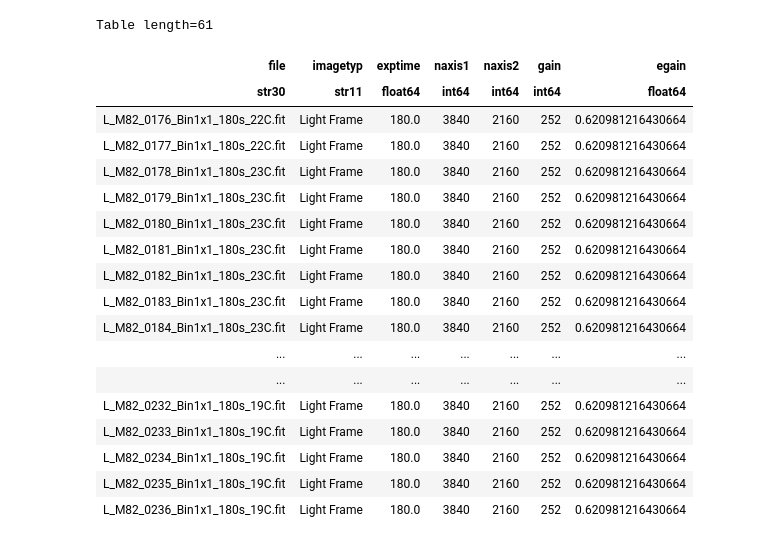
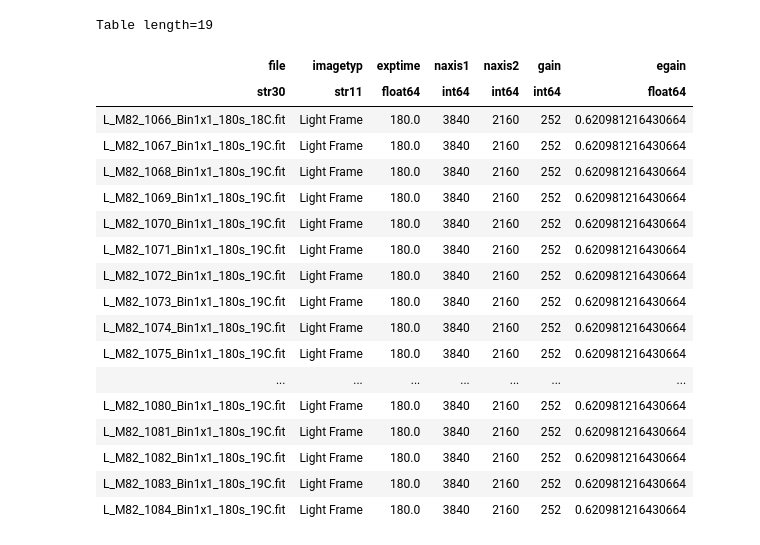
Before and after one commit to kybik0606/Digital-processing-of-astronomical-images-using-astronomical-libraries-for-Python, a Jupyter notebook: My-astro-project/notebooks/04-lights-images.ipynb, the cells around one changed output. Saved outputs shown, nothing was run; the diff lists cells and outputs as text; code cells hidden in the pictures.

```diff
--- a/My-astro-project/notebooks/04-lights-images.ipynb
+++ b/My-astro-project/notebooks/04-lights-images.ipynb
@@ -34,27 +34,27 @@ else:
     warnings.simplefilter('default', VerifyWarning)
     logging.getLogger('astropy').setLevel(logging.INFO)
 # %%
-files = ccdp.ImageFileCollection('../data_NGC6888/lights')
+files = ccdp.ImageFileCollection('../data/lights')
 files.summary['file', 'imagetyp', 'exptime', 'naxis1', 'naxis2', 'gain', 'egain']
 # %% [output]
-Table length=61
+Table length=19
 | file | imagetyp | exptime | naxis1 | naxis2 | gain | egain |
 | str30 | str11 | float64 | int64 | int64 | int64 | float64 |
-| L_M82_0176_Bin1x1_180s_22C.fit | Light Frame | 180.0 | 3840 | 2160 | 252 | 0.620981216430664 |
-| L_M82_0177_Bin1x1_180s_22C.fit | Light Frame | 180.0 | 3840 | 2160 | 252 | 0.620981216430664 |
-| L_M82_0178_Bin1x1_180s_23C.fit | Light Frame | 180.0 | 3840 | 2160 | 252 | 0.620981216430664 |
-| L_M82_0179_Bin1x1_180s_23C.fit | Light Frame | 180.0 | 3840 | 2160 | 252 | 0.620981216430664 |
-| L_M82_0180_Bin1x1_180s_23C.fit | Light Frame | 180.0 | 3840 | 2160 | 252 | 0.620981216430664 |
-| L_M82_0181_Bin1x1_180s_23C.fit | Light Frame | 180.0 | 3840 | 2160 | 252 | 0.620981216430664 |
-| L_M82_0182_Bin1x1_180s_23C.fit | Light Frame | 180.0 | 3840 | 2160 | 252 | 0.620981216430664 |
-| L_M82_0183_Bin1x1_180s_23C.fit | Light Frame | 180.0 | 3840 | 2160 | 252 | 0.620981216430664 |
-| L_M82_0184_Bin1x1_180s_23C.fit | Light Frame | 180.0 | 3840 | 2160 | 252 | 0.620981216430664 |
+| L_M82_1066_Bin1x1_180s_18C.fit | Light Frame | 180.0 | 3840 | 2160 | 252 | 0.620981216430664 |
+| L_M82_1067_Bin1x1_180s_19C.fit | Light Frame | 180.0 | 3840 | 2160 | 252 | 0.620981216430664 |
+| L_M82_1068_Bin1x1_180s_19C.fit | Light Frame | 180.0 | 3840 | 2160 | 252 | 0.620981216430664 |
+| L_M82_1069_Bin1x1_180s_19C.fit | Light Frame | 180.0 | 3840 | 2160 | 252 | 0.620981216430664 |
+| L_M82_1070_Bin1x1_180s_19C.fit | Light Frame | 180.0 | 3840 | 2160 | 252 | 0.620981216430664 |
+| L_M82_1071_Bin1x1_180s_19C.fit | Light Frame | 180.0 | 3840 | 2160 | 252 | 0.620981216430664 |
+| L_M82_1072_Bin1x1_180s_19C.fit | Light Frame | 180.0 | 3840 | 2160 | 252 | 0.620981216430664 |
+| L_M82_1073_Bin1x1_180s_19C.fit | Light Frame | 180.0 | 3840 | 2160 | 252 | 0.620981216430664 |
+| L_M82_1074_Bin1x1_180s_19C.fit | Light Frame | 180.0 | 3840 | 2160 | 252 | 0.620981216430664 |
+| L_M82_1075_Bin1x1_180s_19C.fit | Light Frame | 180.0 | 3840 | 2160 | 252 | 0.620981216430664 |
 | ... | ... | ... | ... | ... | ... | ... |
-| ... | ... | ... | ... | ... | ... | ... |
-| L_M82_0232_Bin1x1_180s_19C.fit | Light Frame | 180.0 | 3840 | 2160 | 252 | 0.620981216430664 |
-| L_M82_0233_Bin1x1_180s_19C.fit | Light Frame | 180.0 | 3840 | 2160 | 252 | 0.620981216430664 |
-| L_M82_0234_Bin1x1_180s_19C.fit | Light Frame | 180.0 | 3840 | 2160 | 252 | 0.620981216430664 |
-| L_M82_0235_Bin1x1_180s_19C.fit | Light Frame | 180.0 | 3840 | 2160 | 252 | 0.620981216430664 |
-| L_M82_0236_Bin1x1_180s_19C.fit | Light Frame | 180.0 | 3840 | 2160 | 252 | 0.620981216430664 |
+| L_M82_1080_Bin1x1_180s_19C.fit | Light Frame | 180.0 | 3840 | 2160 | 252 | 0.620981216430664 |
+| L_M82_1081_Bin1x1_180s_19C.fit | Light Frame | 180.0 | 3840 | 2160 | 252 | 0.620981216430664 |
+| L_M82_1082_Bin1x1_180s_19C.fit | Light Frame | 180.0 | 3840 | 2160 | 252 | 0.620981216430664 |
+| L_M82_1083_Bin1x1_180s_19C.fit | Light Frame | 180.0 | 3840 | 2160 | 252 | 0.620981216430664 |
+| L_M82_1084_Bin1x1_180s_19C.fit | Light Frame | 180.0 | 3840 | 2160 | 252 | 0.620981216430664 |
 # %%
 #копируем файлы из папки data_NGC6888 в папку reduced
```
Also changed, not shown: parts of 16 cells of this notebook, 2 other files.
